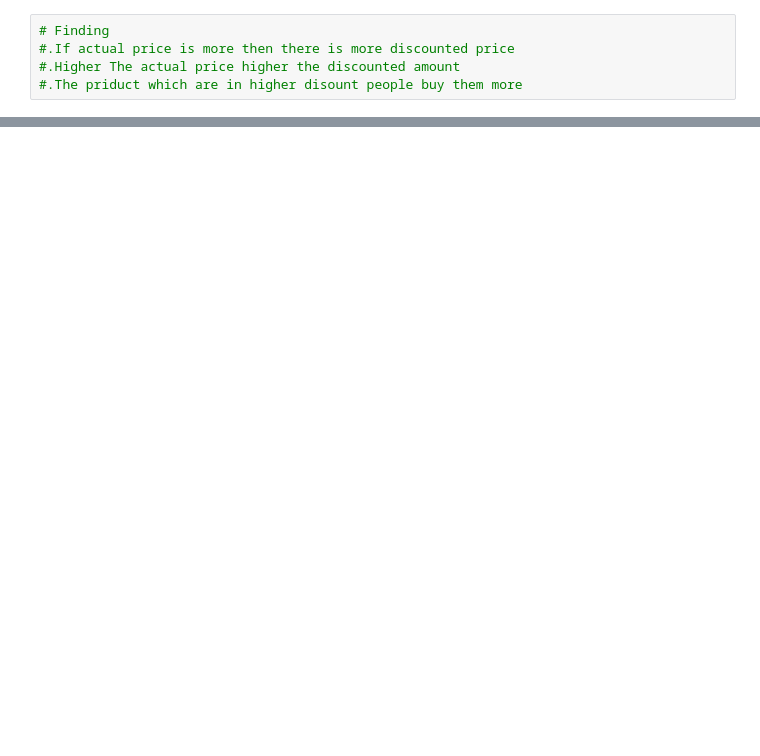
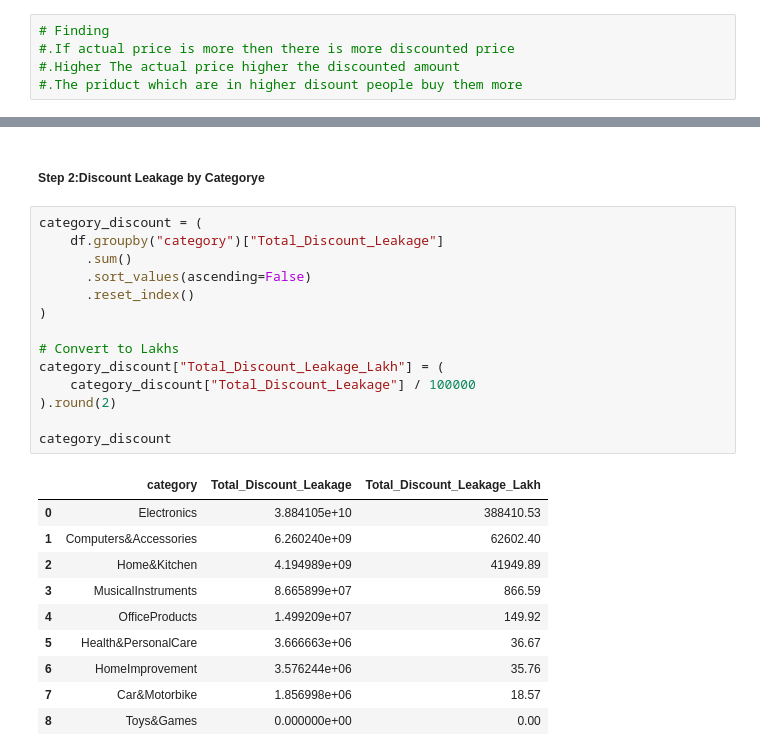
Before and after one commit to TERMINTOR-01/Financial_Analysis, a Jupyter notebook: Finacial_analysis.ipynb, the cells around one changed output, grey strips where cells are left out. Cells and saved outputs as stored; diff of their text form; blank space fills up the shorter version.

```diff
--- a/Finacial_analysis.ipynb
+++ b/Finacial_analysis.ipynb
@@ -377,0 +520,27 @@ df.head()
+# %% [markdown]
+##### Step 2:Discount Leakage by Categorye
+# %%
+category_discount = (
+    df.groupby("category")["Total_Discount_Leakage"]
+      .sum()
+      .sort_values(ascending=False)
+      .reset_index()
+)
+
+# Convert to Lakhs
+category_discount["Total_Discount_Leakage_Lakh"] = (
+    category_discount["Total_Discount_Leakage"] / 100000
+).round(2)
+
+category_discount
+# %% [output]
+|  | category | Total_Discount_Leakage | Total_Discount_Leakage_Lakh |
+| 0 | Electronics | 3.884105e+10 | 388410.53 |
+| 1 | Computers&Accessories | 6.260240e+09 | 62602.40 |
+| 2 | Home&Kitchen | 4.194989e+09 | 41949.89 |
+| 3 | MusicalInstruments | 8.665899e+07 | 866.59 |
+| 4 | OfficeProducts | 1.499209e+07 | 149.92 |
+| 5 | Health&PersonalCare | 3.666663e+06 | 36.67 |
+| 6 | HomeImprovement | 3.576244e+06 | 35.76 |
+| 7 | Car&Motorbike | 1.856998e+06 | 18.57 |
+| 8 | Toys&Games | 0.000000e+00 | 0.00 |
```
Also changed, not shown: parts of 26 cells of this notebook.
